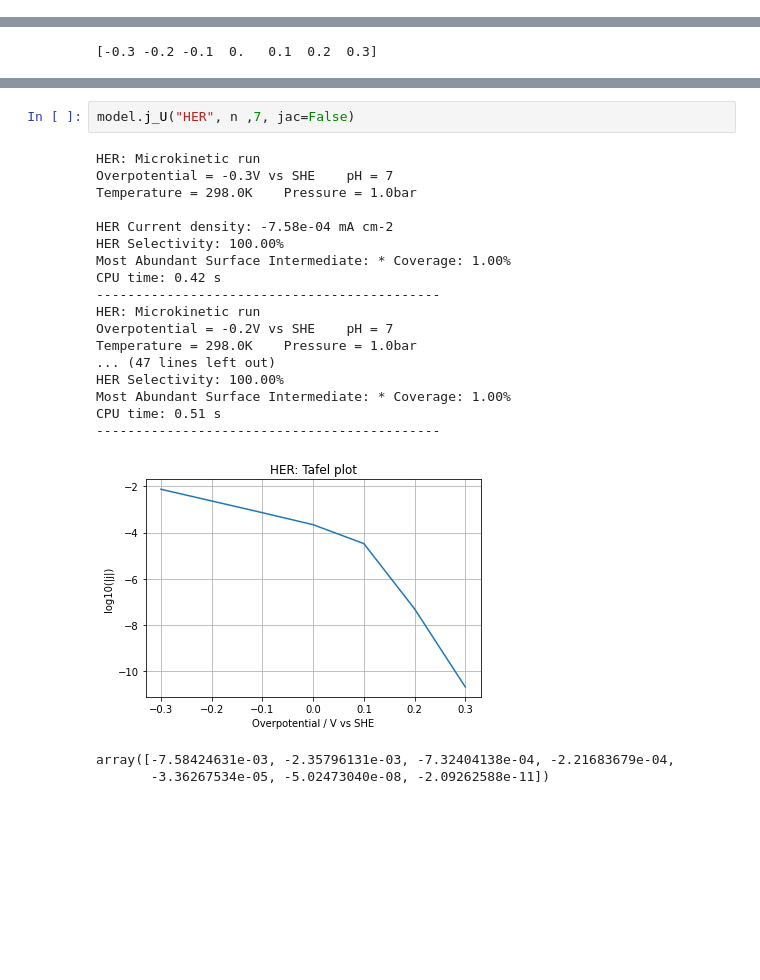
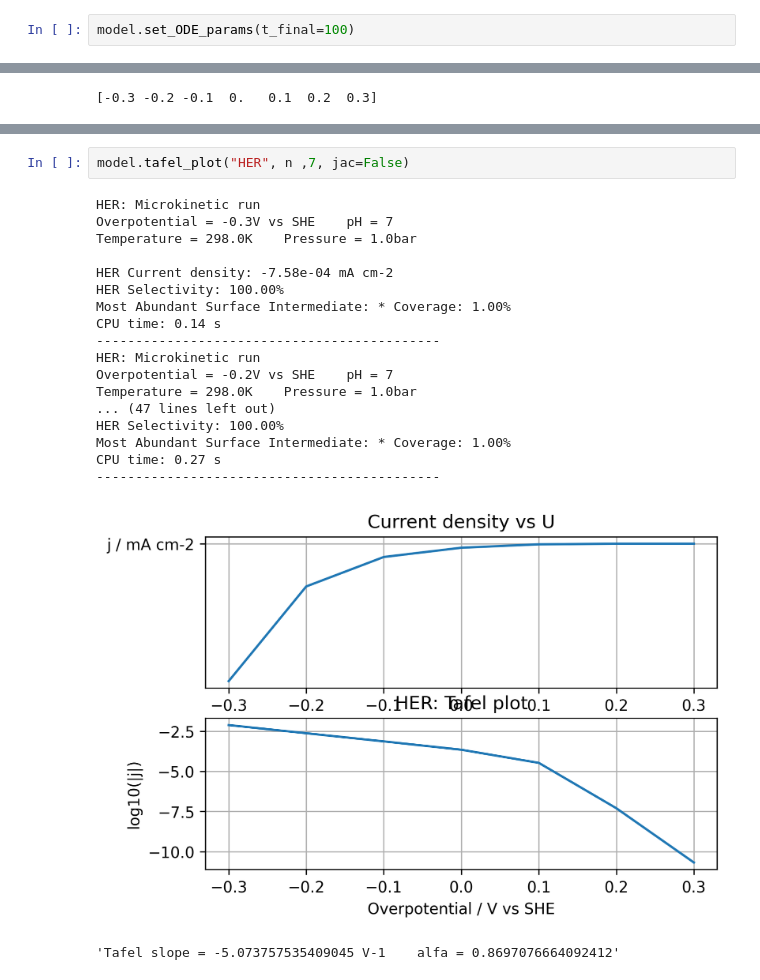
Before and after one commit to LopezGroup-ICIQ/pymkm, a Jupyter notebook: electromkm/HER/Electromkm_demo.ipynb, the cells around one changed output, grey strips where cells are left out. Saved outputs shown, nothing was run; the diff lists cells and outputs as text; blank space fills up the shorter version.

Commit message:
new def of adsorption coeff, set ODE params and tafel plot

```diff
--- a/electromkm/HER/Electromkm_demo.ipynb
+++ b/electromkm/HER/Electromkm_demo.ipynb
@@ -78,3 +78,5 @@ model.stoich_numbers tells us that the first elementary reaction must be multipl
 Up to now, it is possible to run steady state runs via the electroMKM.kinetic_run() function.
 The main inputs that must be provided are the applied overpotential and the pH of the electrolyte solution.
 The output of the function is a Python dictionary containing information related to the performed simulation.
+# %%
+model.set_ODE_params(t_final=100)
@@ -174,25 +181,24 @@ j_U(self, reaction_label, overpotential_vector, pH, initial_conditions=None, tem
         verbose(bool): 0=; 1=.
         jac(bool): Inclusion of the analytical Jacobian for ODE numerical solution.
 # %%
-model.j_U("HER", n ,7, jac=False)
+model.tafel_plot("HER", n ,7, jac=False)
 # %% [output]
 HER: Microkinetic run
 Overpotential = -0.3V vs SHE    pH = 7
 Temperature = 298.0K    Pressure = 1.0bar
 
 HER Current density: -7.58e-04 mA cm-2
 HER Selectivity: 100.00%
 Most Abundant Surface Intermediate: * Coverage: 1.00%
-CPU time: 0.42 s
+CPU time: 0.14 s
 --------------------------------------------
 HER: Microkinetic run
 Overpotential = -0.2V vs SHE    pH = 7
 Temperature = 298.0K    Pressure = 1.0bar
 ... (47 lines left out)
 HER Selectivity: 100.00%
 Most Abundant Surface Intermediate: * Coverage: 1.00%
-CPU time: 0.51 s
+CPU time: 0.27 s
 --------------------------------------------
-[figure, old version]
+[figure, new version]
-array([-7.58424631e-03, -2.35796131e-03, -7.32404138e-04, -2.21683679e-04,
-       -3.36267534e-05, -5.02473040e-08, -2.09262588e-11])
+'Tafel slope = -5.073757535409045 V-1    alfa = 0.8697076664092412'
```
Also changed, not shown: parts of 4 cells of this notebook, 2 other files.
